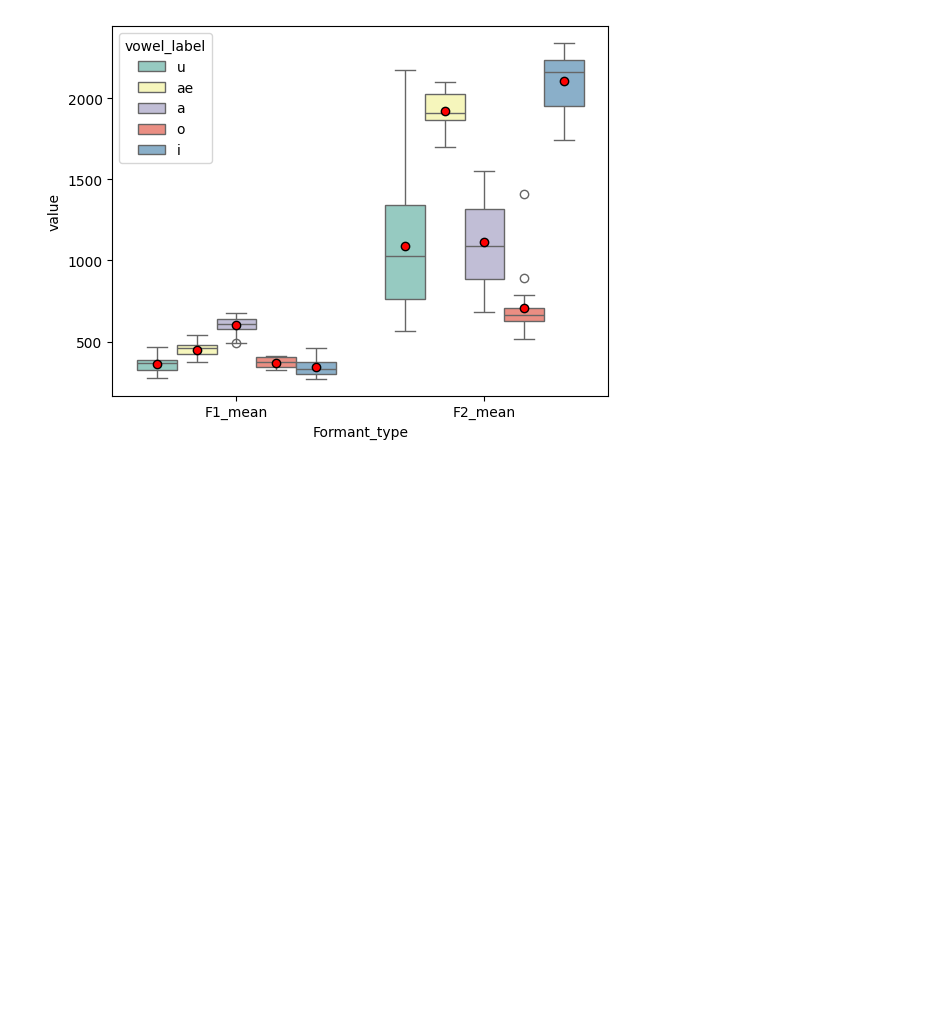
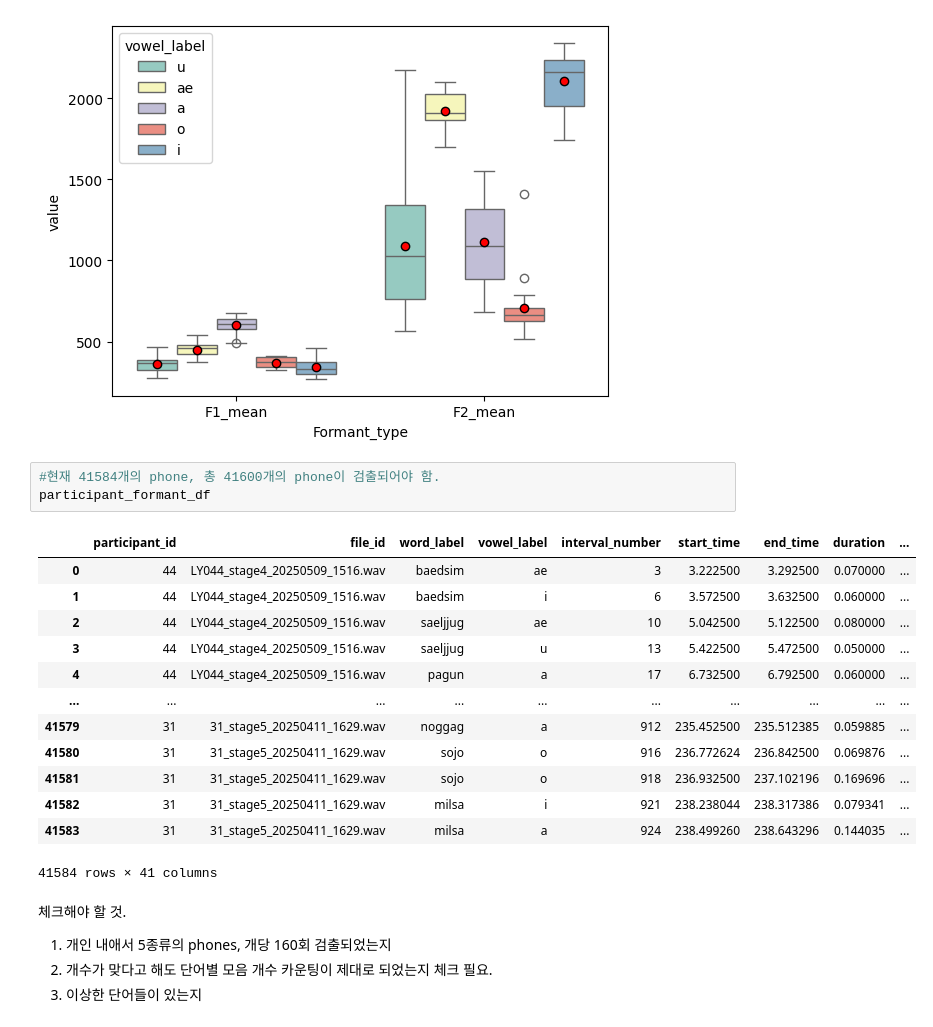
Before and after one commit to irregular6612/phoneticConvergence, a Jupyter notebook: src/analysis/analysis-final.ipynb, the cells around one changed output. Cells and saved outputs as stored; diff of their text form; blank space fills up the shorter version.

```diff
--- a/src/analysis/analysis-final.ipynb
+++ b/src/analysis/analysis-final.ipynb
@@ -668,3 +671,25 @@ sns.boxplot(x='Formant_type',hue='vowel_label', y='value', data=pd.melt(model_fo
 # %% [output]
 <Axes: xlabel='Formant_type', ylabel='value'>
 [figure]
+# %%
+#현재 41584개의 phone, 총 41600개의 phone이 검출되어야 함.
+participant_formant_df
+# %% [output]
+|  | participant_id | file_id | word_label | vowel_label | interval_number | start_time | end_time | duration | ... |
+| 0 | 44 | LY044_stage4_20250509_1516.wav | baedsim | ae | 3 | 3.222500 | 3.292500 | 0.070000 | ... |
+| 1 | 44 | LY044_stage4_20250509_1516.wav | baedsim | i | 6 | 3.572500 | 3.632500 | 0.060000 | ... |
+| 2 | 44 | LY044_stage4_20250509_1516.wav | saeljjug | ae | 10 | 5.042500 | 5.122500 | 0.080000 | ... |
+| 3 | 44 | LY044_stage4_20250509_1516.wav | saeljjug | u | 13 | 5.422500 | 5.472500 | 0.050000 | ... |
+| 4 | 44 | LY044_stage4_20250509_1516.wav | pagun | a | 17 | 6.732500 | 6.792500 | 0.060000 | ... |
+| ... | ... | ... | ... | ... | ... | ... | ... | ... | ... |
+| 41579 | 31 | 31_stage5_20250411_1629.wav | noggag | a | 912 | 235.452500 | 235.512385 | 0.059885 | ... |
+| 41580 | 31 | 31_stage5_20250411_1629.wav | sojo | o | 916 | 236.772624 | 236.842500 | 0.069876 | ... |
+| 41581 | 31 | 31_stage5_20250411_1629.wav | sojo | o | 918 | 236.932500 | 237.102196 | 0.169696 | ... |
+| 41582 | 31 | 31_stage5_20250411_1629.wav | milsa | i | 921 | 238.238044 | 238.317386 | 0.079341 | ... |
+| 41583 | 31 | 31_stage5_20250411_1629.wav | milsa | a | 924 | 238.499260 | 238.643296 | 0.144035 | ... |
+41584 rows × 41 columns
+# %% [markdown]
+체크해야 할 것.
+1. 개인 내애서 5종류의 phones, 개당 160회 검출되었는지
+2. 개수가 맞다고 해도 단어별 모음 개수 카운팅이 제대로 되었는지 체크 필요.
+3. 이상한 단어들이 있는지
```
Also changed, not shown: parts of 29 cells of this notebook, 12 other files.
